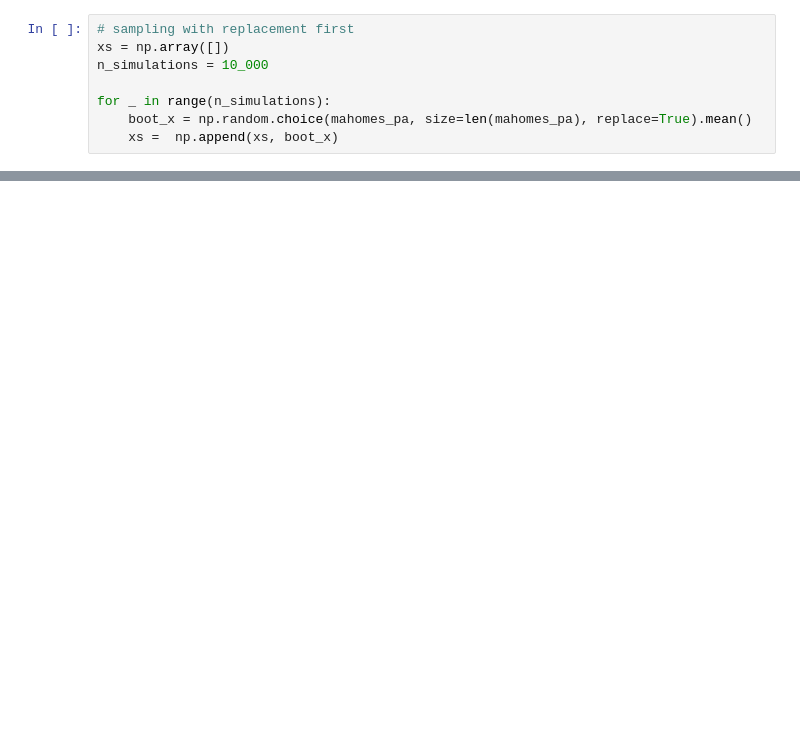
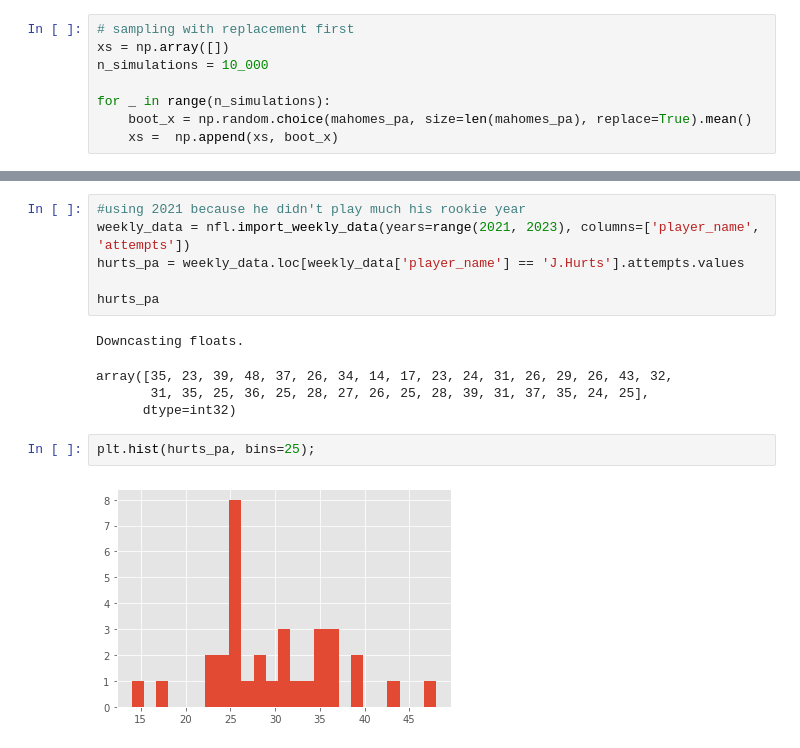
Before and after one commit to fantasydatapros/blog, a Jupyter notebook: betting/post_1.ipynb, the cells around one changed output, grey strips where cells are left out. Saved outputs shown, nothing was run; the diff lists cells and outputs as text; blank space fills up the shorter version.

```diff
--- a/betting/post_1.ipynb
+++ b/betting/post_1.ipynb
@@ -122,0 +206,15 @@ plt.gcf().legend(['Bootstrapped means', 'Mahomes Pass Attempt O/U']);
+# %%
+#using 2021 because he didn't play much his rookie year
+weekly_data = nfl.import_weekly_data(years=range(2021, 2023), columns=['player_name', 'attempts'])
+hurts_pa = weekly_data.loc[weekly_data['player_name'] == 'J.Hurts'].attempts.values
+
+hurts_pa
+# %% [output]
+Downcasting floats.
+array([35, 23, 39, 48, 37, 26, 34, 14, 17, 23, 24, 31, 26, 29, 26, 43, 32,
+       31, 35, 25, 36, 25, 28, 27, 26, 25, 28, 39, 31, 37, 35, 24, 25],
+      dtype=int32)
+# %%
+plt.hist(hurts_pa, bins=25);
+# %% [output]
+[figure, added]
```
Also changed, not shown: parts of 30 cells of this notebook.
